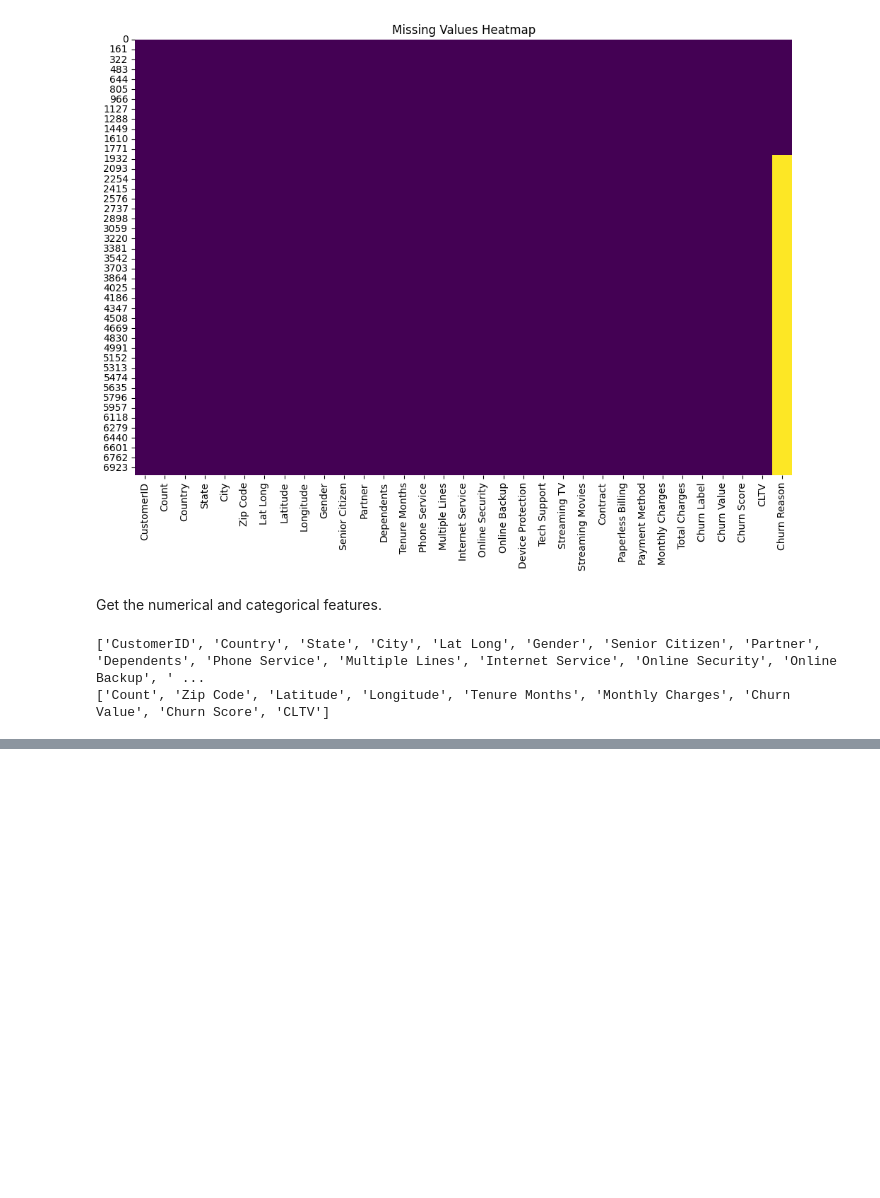
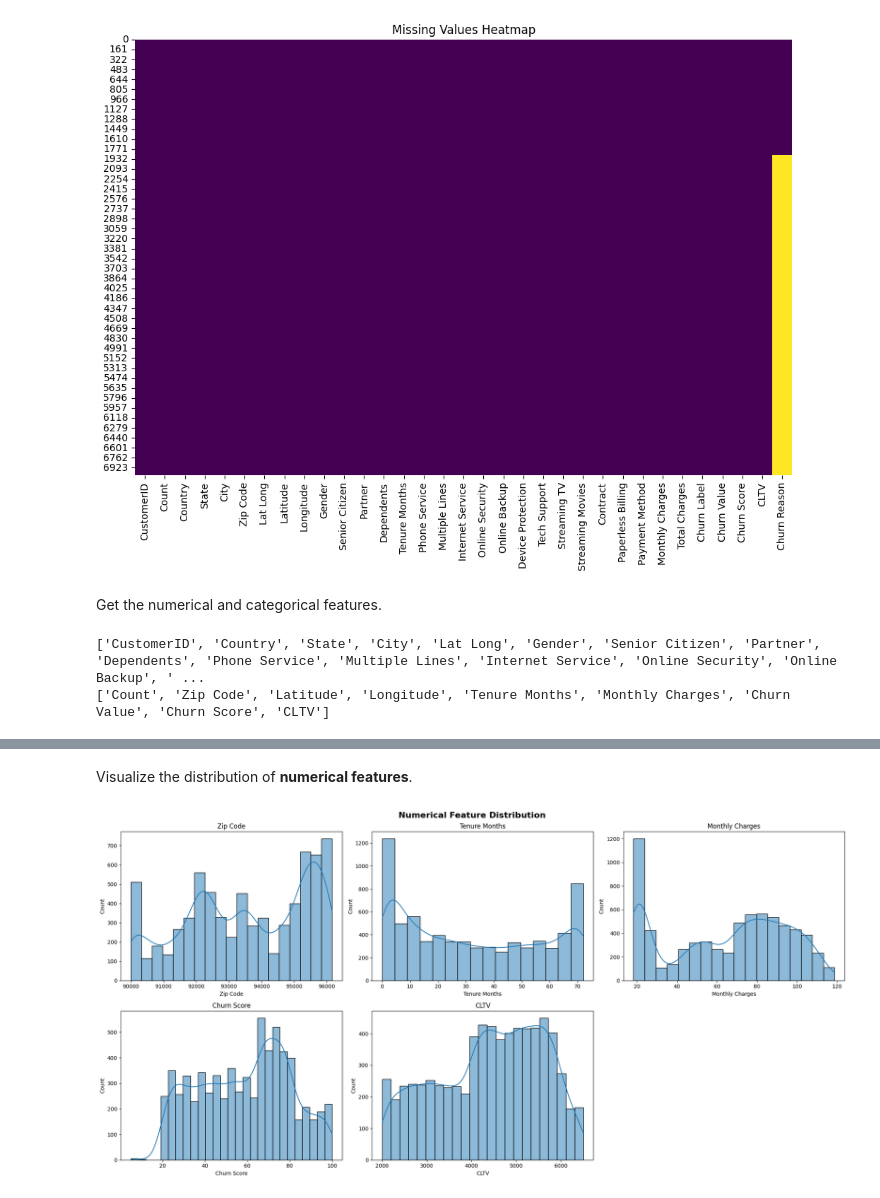
Before and after one commit to julsCadenas/DS-ML-Projects, a Jupyter notebook: CustomerChurnPrediction/notebooks/TelcoChurn/telco_eda.ipynb, the cells around one changed output, grey strips where cells are left out. Cells and saved outputs as stored; diff of their text form; code cells hidden in the pictures; blank space fills up the shorter version.

```diff
--- a/CustomerChurnPrediction/notebooks/TelcoChurn/telco_eda.ipynb
+++ b/CustomerChurnPrediction/notebooks/TelcoChurn/telco_eda.ipynb
@@ -147,0 +178,23 @@ Check the distributions.
+# %% [markdown]
+Visualize the distribution of **numerical features**.
+# %%
+numerical_features_except = [ feature for feature in numerical_features if feature not in ['Count', 'Churn Value', 'Latitude', 'Longitude'] ]
+
+def numerical_dist(data, features, x, y, title):
+    fig, ax = plt.subplots(2, 3, figsize=(x,y))
+    ax = ax.flatten()
+
+    for i, feature in enumerate(features):
+        sns.histplot(data[feature], ax=ax[i], kde=True)
+        ax[i].set_title(feature)
+
+    for j in range(i + 1, len(ax)):
+        ax[j].set_visible(False)
+
+    fig.suptitle(title, fontsize=16, fontweight='bold')
+    plt.tight_layout()
+    plt.show()
+
+numerical_dist(df, numerical_features_except, 20, 10, 'Numerical Feature Distribution')
+# %% [output]
+[figure, added]
```
Also changed, not shown: parts of 5 cells of this notebook.
